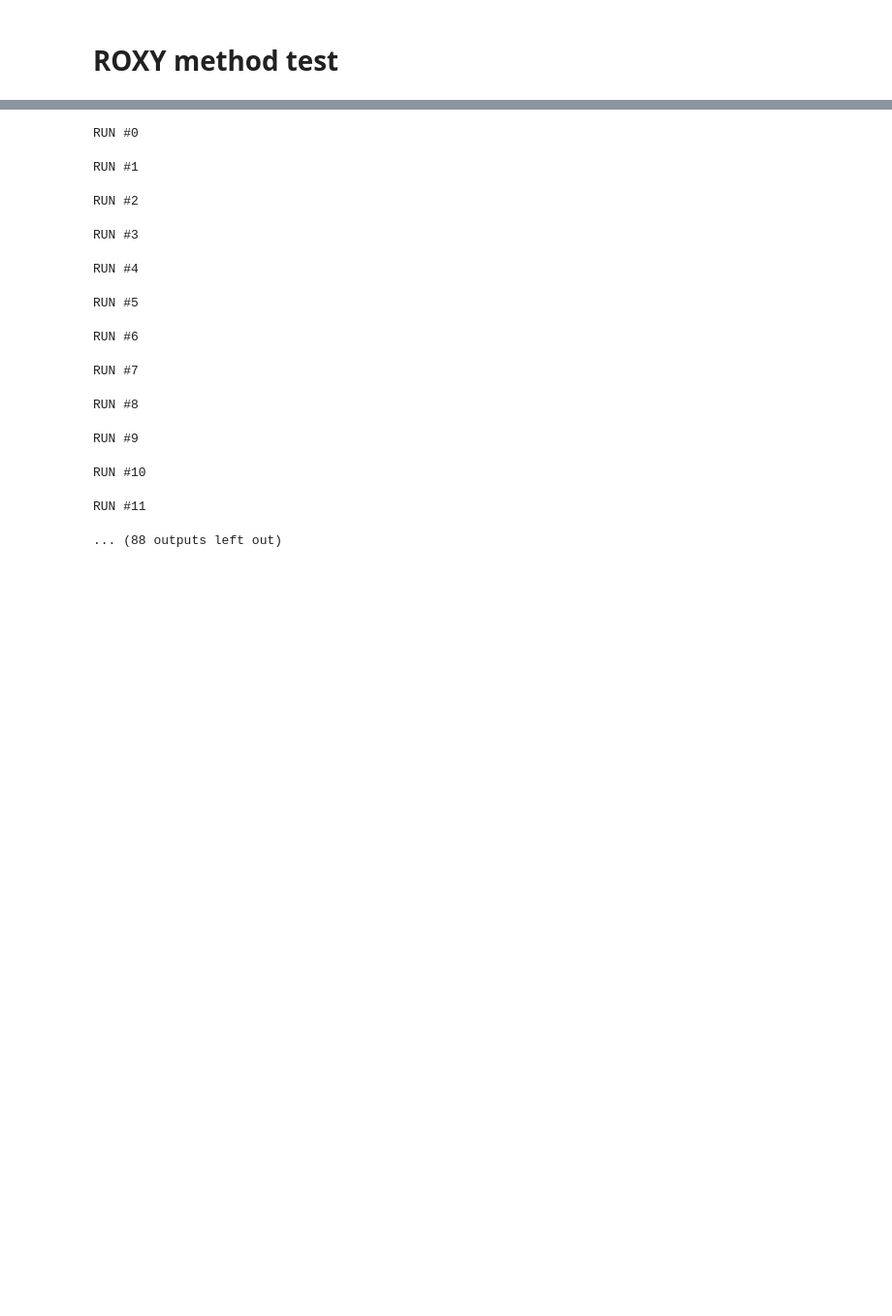
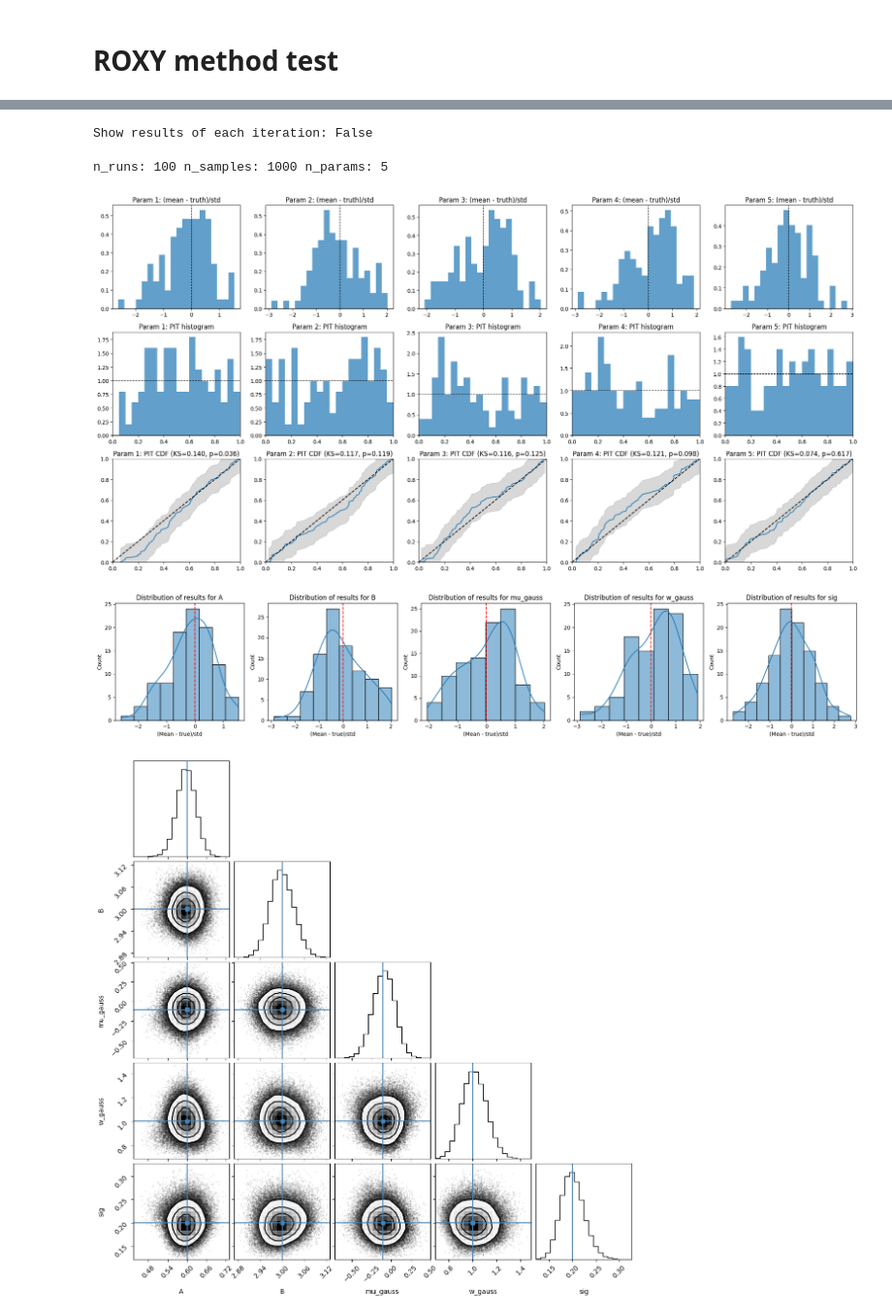
Before and after one commit to JustineCrook/Linear_regression, a Jupyter notebook: 1_1_roxy_method_test.ipynb, the cells around one changed output, grey strips where cells are left out. Shown at 97% size. Cells and saved outputs as stored; diff of their text form; code cells hidden in the pictures; blank space fills up the shorter version.

```diff
--- a/1_1_roxy_method_test.ipynb
+++ b/1_1_roxy_method_test.ipynb
@@ -86,17 +58,9 @@ True scatter (sigma): 0.2000
 # %%
 # Test with many runs
-runner_without_uplims(nrepeats=100, nx=100,  previous_data_gen = True)
+runner_without_uplims(nrepeats=100, nx=100, nuplims=0,  previous_data_gen = True, parallel=True)
 # %% [output]
-RUN #0
+Show results of each iteration: False
-RUN #1
+n_runs: 100 n_samples: 1000 n_params: 5
-RUN #2
-RUN #3
-RUN #4
-RUN #5
-RUN #6
-RUN #7
-RUN #8
-RUN #9
-RUN #10
-RUN #11
-... (88 outputs left out)
+[figure, added]
+[figure, added]
+[figure, added]
```
Also changed, not shown: parts of 6 cells of this notebook, 4 other files.
